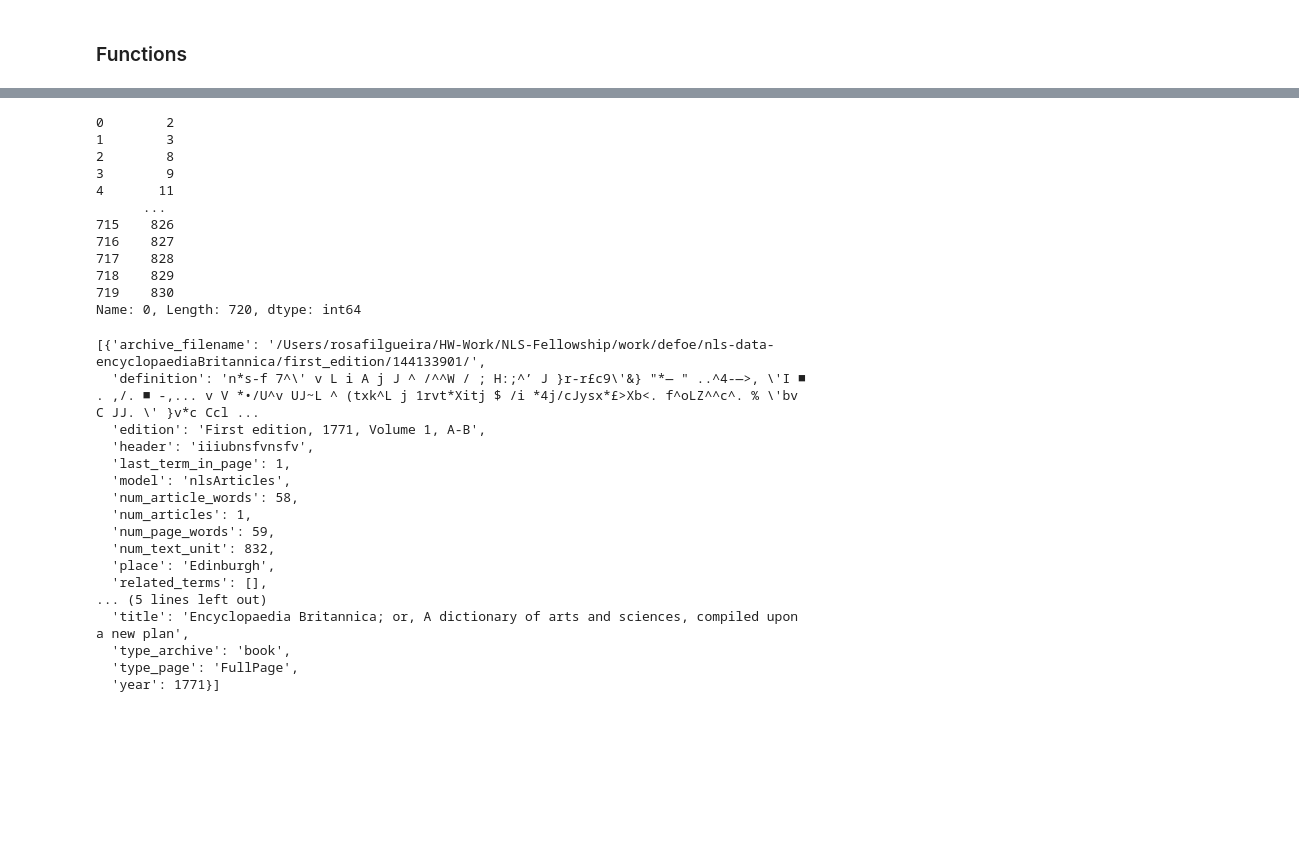
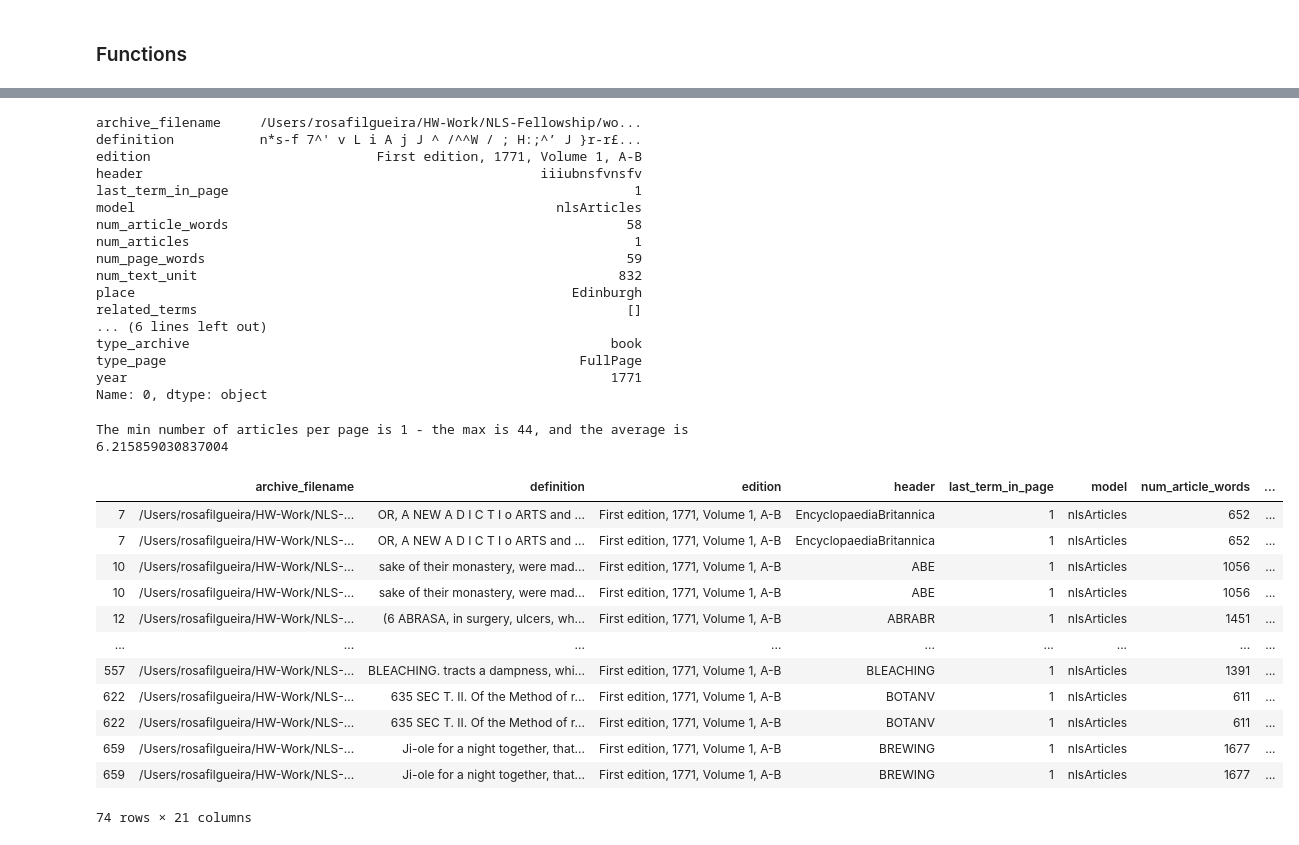
Before and after one commit to francesNLP/defoe_visualization, a Jupyter notebook: NLS/Merging_EB_Terms.ipynb, the cells around one changed output, grey strips where cells are left out. Drawn from its saved outputs; the diff is of its cells as text; code cells hidden in the pictures; blank space fills up the shorter version.

```diff
--- a/NLS/Merging_EB_Terms.ipynb
+++ b/NLS/Merging_EB_Terms.ipynb
@@ -23,6 +23,3 @@ def read_query_results(filename):
 def write_query_results(filename, results):
     with open('./results_NLS/'+filename, 'w') as f:
         documents = yaml.dump(results, f)
-# %%
-def create_dataframe(data):
-    return pd.DataFrame(data.items())
@@ -106,35 +144,24 @@ df=create_dataframe(query_results_updated)
 # %%
-df[0]
+df.iloc[0]
 # %% [output]
-0        2
-1        3
-2        8
-3        9
-4       11
-      ...
-715    826
-716    827
-717    828
-718    829
-719    830
-Name: 0, Length: 720, dtype: int64
+archive_filename     /Users/rosafilgueira/HW-Work/NLS-Fellowship/wo...
+definition           n*s-f 7^' v L i A j J ^ /^^W / ; H:;^’ J }r-r£...
+edition                             First edition, 1771, Volume 1, A-B
+header                                                   iiiubnsfvnsfv
+last_term_in_page                                                    1
+model                                                      nlsArticles
+num_article_words                                                   58
+num_articles                                                         1
+num_page_words                                                      59
+num_text_unit                                                      832
+place                                                        Edinburgh
+related_terms                                                       []
+... (6 lines left out)
+type_archive                                                      book
+type_page                                                     FullPage
+year                                                              1771
+Name: 0, dtype: object
-# %%
-df.iloc[0][1]
-# %% [output]
-[{'archive_filename': '/Users/rosafilgueira/HW-Work/NLS-Fellowship/work/defoe/nls-data-encyclopaediaBritannica/first_edition/144133901/',
-  'definition': 'n*s-f 7^\' v L i A j J ^ /^^W / ; H:;^’ J }r-r£c9\'&} "*— " ..^4-—>, \'I ■ . ,/. ■ -,... v V *•/U^v UJ~L ^ (txk^L j 1rvt*Xitj $ /i *4j/cJysx*£>Xb<. f^oLZ^^c^. % \'bv C JJ. \' }v*c Ccl ...
-  'edition': 'First edition, 1771, Volume 1, A-B',
-  'header': 'iiiubnsfvnsfv',
-  'last_term_in_page': 1,
-  'model': 'nlsArticles',
-  'num_article_words': 58,
-  'num_articles': 1,
-  'num_page_words': 59,
-  'num_text_unit': 832,
-  'place': 'Edinburgh',
-  'related_terms': [],
-... (5 lines left out)
-  'title': 'Encyclopaedia Britannica; or, A dictionary of arts and sciences, compiled upon a new plan',
-  'type_archive': 'book',
-  'type_page': 'FullPage',
-  'year': 1771}]
+# %%
+print("The min number of articles per page is %s - the max is %s, and the average is %s" %(df["num_articles"].min(), df["num_articles"].max(), df["num_articles"].mean()))
+# %% [output]
+The min number of articles per page is 1 - the max is 44, and the average is 6.215859030837004
@@ -140,0 +172,16 @@ df.iloc[0][1]
+# %%
+df_related
+# %% [output]
+|  | archive_filename | definition | edition | header | last_term_in_page | model | num_article_words | ... |
+| 7 | /Users/rosafilgueira/HW-Work/NLS-... | OR, A NEW A D I C T I o ARTS and ... | First edition, 1771, Volume 1, A-B | EncyclopaediaBritannica | 1 | nlsArticles | 652 | ... |
+| 7 | /Users/rosafilgueira/HW-Work/NLS-... | OR, A NEW A D I C T I o ARTS and ... | First edition, 1771, Volume 1, A-B | EncyclopaediaBritannica | 1 | nlsArticles | 652 | ... |
+| 10 | /Users/rosafilgueira/HW-Work/NLS-... | sake of their monastery, were mad... | First edition, 1771, Volume 1, A-B | ABE | 1 | nlsArticles | 1056 | ... |
+| 10 | /Users/rosafilgueira/HW-Work/NLS-... | sake of their monastery, were mad... | First edition, 1771, Volume 1, A-B | ABE | 1 | nlsArticles | 1056 | ... |
+| 12 | /Users/rosafilgueira/HW-Work/NLS-... | (6 ABRASA, in surgery, ulcers, wh... | First edition, 1771, Volume 1, A-B | ABRABR | 1 | nlsArticles | 1451 | ... |
+| ... | ... | ... | ... | ... | ... | ... | ... | ... |
+| 557 | /Users/rosafilgueira/HW-Work/NLS-... | BLEACHING. tracts a dampness, whi... | First edition, 1771, Volume 1, A-B | BLEACHING | 1 | nlsArticles | 1391 | ... |
+| 622 | /Users/rosafilgueira/HW-Work/NLS-... | 635 SEC T. II. Of the Method of r... | First edition, 1771, Volume 1, A-B | BOTANV | 1 | nlsArticles | 611 | ... |
+| 622 | /Users/rosafilgueira/HW-Work/NLS-... | 635 SEC T. II. Of the Method of r... | First edition, 1771, Volume 1, A-B | BOTANV | 1 | nlsArticles | 611 | ... |
+| 659 | /Users/rosafilgueira/HW-Work/NLS-... | Ji-ole for a night together, that... | First edition, 1771, Volume 1, A-B | BREWING | 1 | nlsArticles | 1677 | ... |
+| 659 | /Users/rosafilgueira/HW-Work/NLS-... | Ji-ole for a night together, that... | First edition, 1771, Volume 1, A-B | BREWING | 1 | nlsArticles | 1677 | ... |
+74 rows × 21 columns
```
Also changed, not shown: parts of 12 cells of this notebook, 2 other files.
